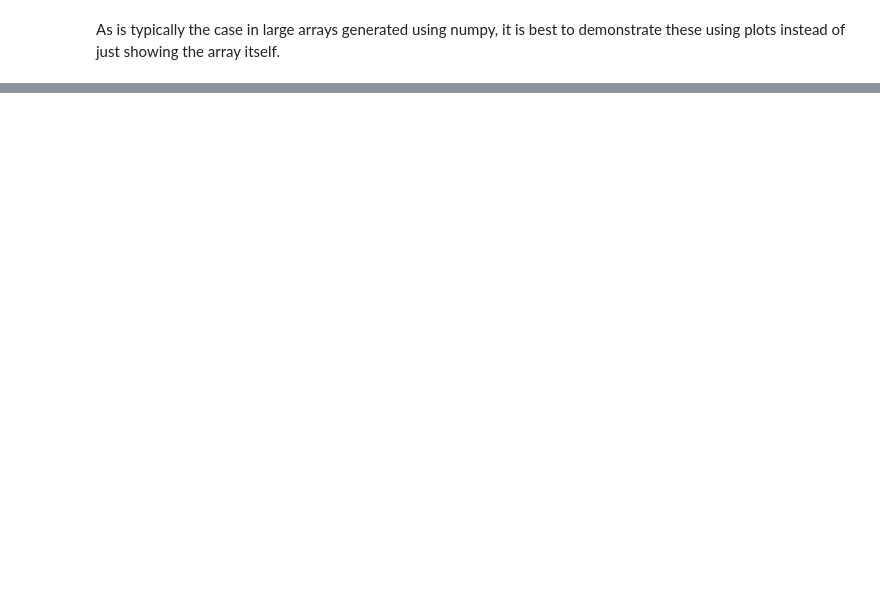
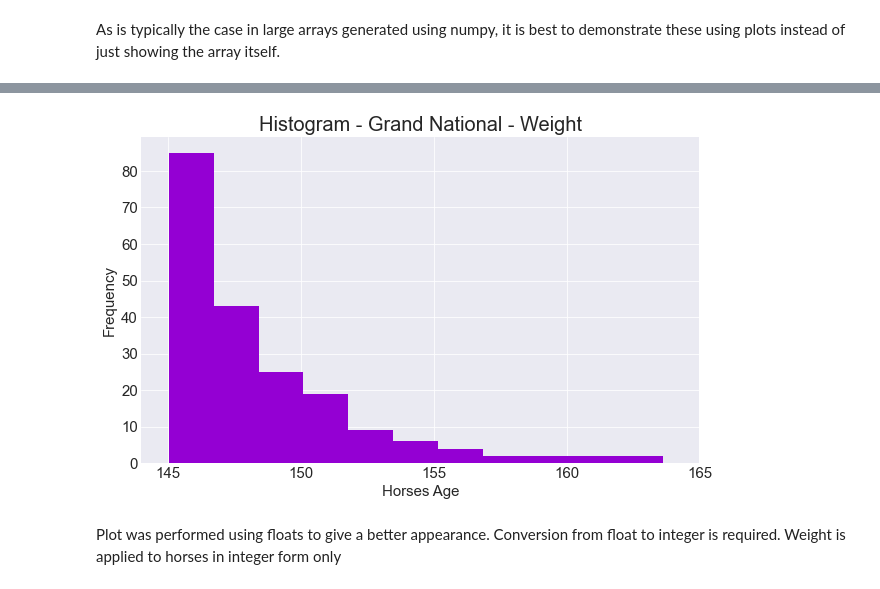
Before and after one commit to G00398275/PFDA-Simulate, a Jupyter notebook: Simulate.ipynb, the cells around one changed output, grey strips where cells are left out. Cells and saved outputs as stored; diff of their text form; code cells hidden in the pictures; blank space fills up the shorter version.

```diff
--- a/Simulate.ipynb
+++ b/Simulate.ipynb
@@ -117,0 +165,26 @@ plt.show()
+# %%
+a = 40 # shape of data, (α is used in the mathematical formula)
+m = 145 # mode of data, the value that appears most frequently in a set
+# Generating 200 datapoiints in a Pareto distribution
+Weights = (np.random.default_rng().pareto(a, 200) + 1) * m
+rng.integers(200)
+
+
+
+# Plotting
+plt.style.use('seaborn-dark')
+plt.locator_params(axis="both", integer=True, tight=True)
+
+plt.hist (Weights, bins=20, color = 'darkviolet')
+plt.title ('Histogram - Grand National - Weight', size=20)
+plt.xticks(fontsize=15)
+plt.yticks(fontsize=15)
+plt.xlabel('Horses Age', size=15)
+plt.ylabel('Frequency', size = 15)
+plt.xlim(xmin=144, xmax = 165)
+plt.grid(True)
+plt.show()
+# %% [output]
+[figure, added]
+# %% [markdown]
+Plot was performed using floats to give a better appearance. Conversion from float to integer is required. Weight is applied to horses in integer form only
```
Also changed, not shown: parts of 10 cells of this notebook.
